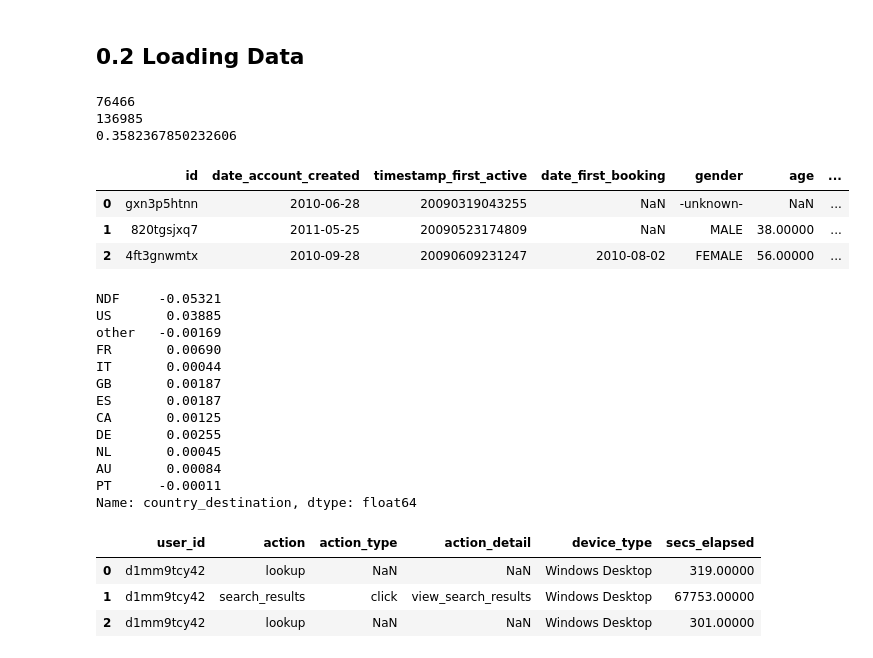
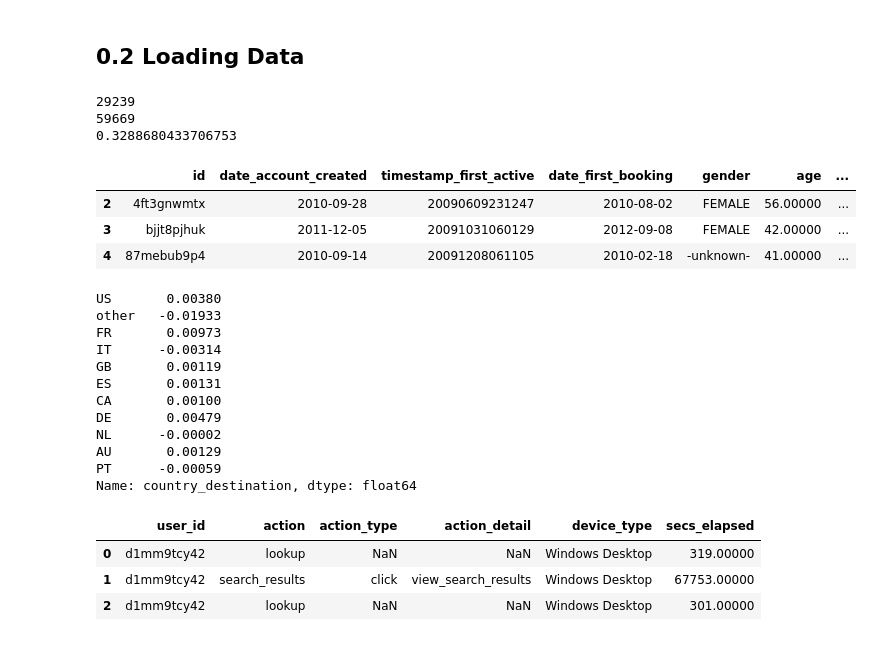
Before and after one commit to ViniciusKos/airbnb_prediction, a Jupyter notebook: airbnb_prediction.ipynb, the cells around one changed output. Saved outputs shown, nothing was run; the diff lists cells and outputs as text; code cells hidden in the pictures.

```diff
--- a/airbnb_prediction.ipynb
+++ b/airbnb_prediction.ipynb
@@ -103,38 +103,38 @@ def get_metrics( ytrue, ypred):
 # %%
 df0 = pd.read_csv("data/train_users_2.csv")
 df0.columns = df0.columns.str.lower()
 df0['date_account_created'] = pd.to_datetime(df0["date_account_created"])
+df0 = df0[df0["date_first_booking"].notnull()]
 test = df0[df0['date_account_created']>="2014-01-01"]
 print( len(test) )
 df0 = df0[df0['date_account_created']<"2014-01-01"]
 print( len(df0) )
 print( len(test)/(len(df0)+len(test)) )
 df0.head(3)
 # %% [output]
-76466
-136985
-0.3582367850232606
+29239
+59669
+0.3288680433706753
 |  | id | date_account_created | timestamp_first_active | date_first_booking | gender | age | ... |
-| 0 | gxn3p5htnn | 2010-06-28 | 20090319043255 | NaN | -unknown- | NaN | ... |
-| 1 | 820tgsjxq7 | 2011-05-25 | 20090523174809 | NaN | MALE | 38.00000 | ... |
 | 2 | 4ft3gnwmtx | 2010-09-28 | 20090609231247 | 2010-08-02 | FEMALE | 56.00000 | ... |
+| 3 | bjjt8pjhuk | 2011-12-05 | 20091031060129 | 2012-09-08 | FEMALE | 42.00000 | ... |
+| 4 | 87mebub9p4 | 2010-09-14 | 20091208061105 | 2010-02-18 | -unknown- | 41.00000 | ... |
 # %%
 ## Check classes imbalances
 
 df0['country_destination'].value_counts(normalize=True)-test['country_destination'].value_counts(normalize=True)
 # %% [output]
-NDF     -0.05321
-US       0.03885
-other   -0.00169
-FR       0.00690
-IT       0.00044
-GB       0.00187
-ES       0.00187
-CA       0.00125
-DE       0.00255
-NL       0.00045
-AU       0.00084
-PT      -0.00011
+US       0.00380
+other   -0.01933
+FR       0.00973
+IT      -0.00314
+GB       0.00119
+ES       0.00131
+CA       0.00100
+DE       0.00479
+NL      -0.00002
+AU       0.00129
+PT      -0.00059
 Name: country_destination, dtype: float64
 # %%
 df_sessions = pd.read_csv( "data/sessions.csv" )
```
Also changed, not shown: parts of 32 cells of this notebook, 4 other files.
